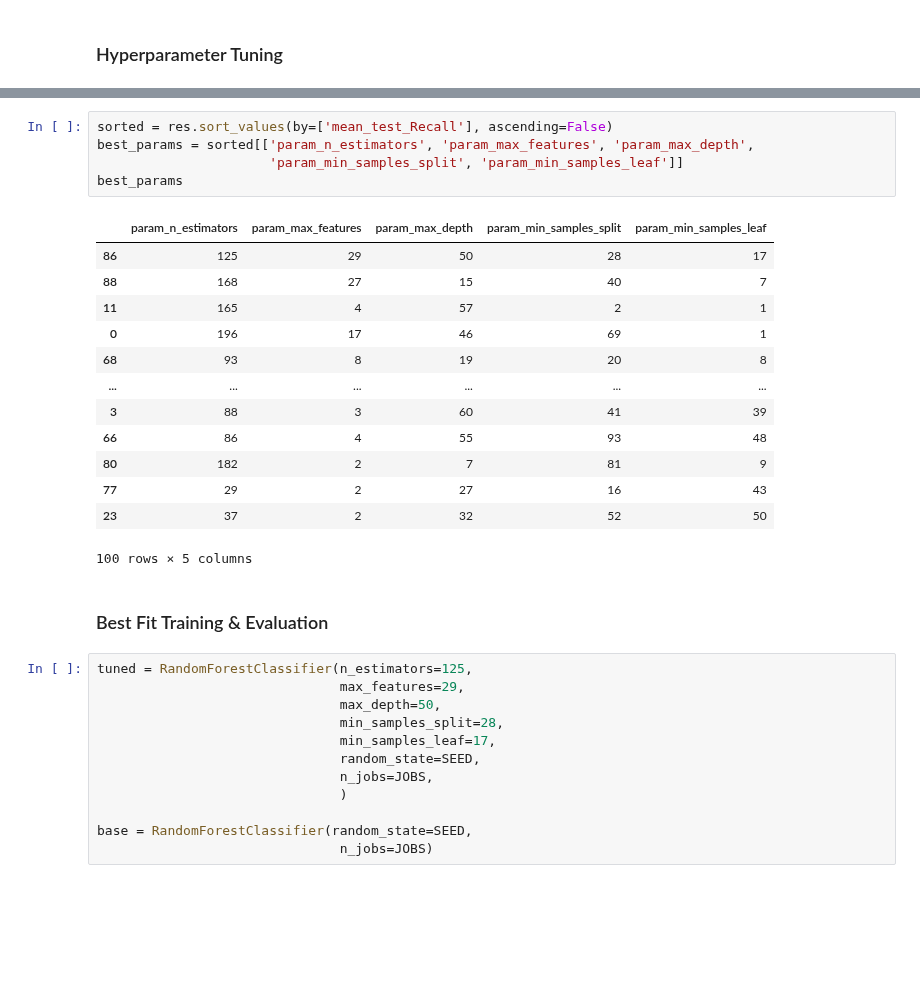
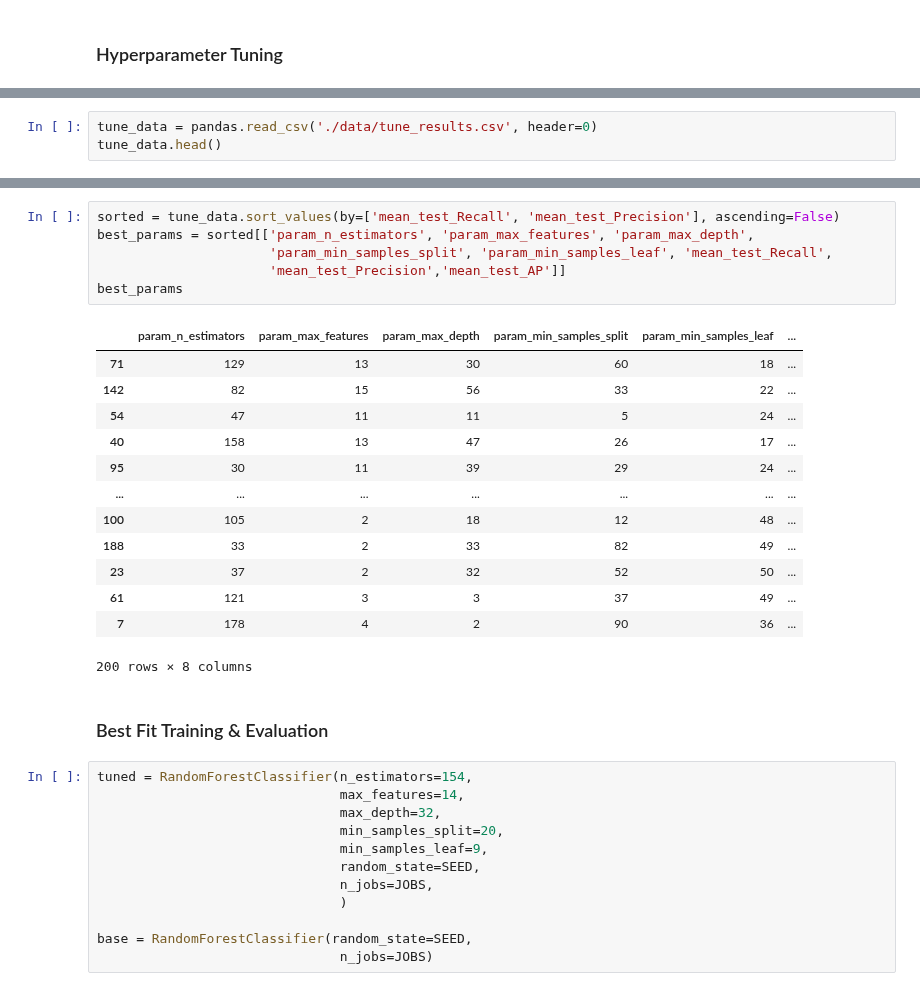
Before and after one commit to VladimirIsakov91/CreditCardFraud, a Jupyter notebook: CreditCardFraud.ipynb, the cells around one changed output, grey strips where cells are left out. Drawn from its saved outputs; the diff is of its cells as text; blank space fills up the shorter version.

```diff
--- a/CreditCardFraud.ipynb
+++ b/CreditCardFraud.ipynb
@@ -441,0 +385,3 @@ AttributeError: 'RandomizedSearchCV' object has no attribute 'cv_results_'
+# %%
+tune_data = pandas.read_csv('./data/tune_results.csv', header=0)
+tune_data.head()
@@ -467,30 +421,31 @@ plt.show()
 # %%
-sorted = res.sort_values(by=['mean_test_Recall'], ascending=False)
+sorted = tune_data.sort_values(by=['mean_test_Recall', 'mean_test_Precision'], ascending=False)
 best_params = sorted[['param_n_estimators', 'param_max_features', 'param_max_depth',
-                      'param_min_samples_split', 'param_min_samples_leaf']]
+                      'param_min_samples_split', 'param_min_samples_leaf', 'mean_test_Recall',
+                      'mean_test_Precision','mean_test_AP']]
 best_params
 # %% [output]
-|  | param_n_estimators | param_max_features | param_max_depth | param_min_samples_split | param_min_samples_leaf |
-| 86 | 125 | 29 | 50 | 28 | 17 |
-| 88 | 168 | 27 | 15 | 40 | 7 |
-| 11 | 165 | 4 | 57 | 2 | 1 |
-| 0 | 196 | 17 | 46 | 69 | 1 |
-| 68 | 93 | 8 | 19 | 20 | 8 |
-| ... | ... | ... | ... | ... | ... |
-| 3 | 88 | 3 | 60 | 41 | 39 |
-| 66 | 86 | 4 | 55 | 93 | 48 |
-| 80 | 182 | 2 | 7 | 81 | 9 |
-| 77 | 29 | 2 | 27 | 16 | 43 |
-| 23 | 37 | 2 | 32 | 52 | 50 |
+|  | param_n_estimators | param_max_features | param_max_depth | param_min_samples_split | param_min_samples_leaf | ... |
+| 71 | 129 | 13 | 30 | 60 | 18 | ... |
+| 142 | 82 | 15 | 56 | 33 | 22 | ... |
+| 54 | 47 | 11 | 11 | 5 | 24 | ... |
+| 40 | 158 | 13 | 47 | 26 | 17 | ... |
+| 95 | 30 | 11 | 39 | 29 | 24 | ... |
+| ... | ... | ... | ... | ... | ... | ... |
+| 100 | 105 | 2 | 18 | 12 | 48 | ... |
+| 188 | 33 | 2 | 33 | 82 | 49 | ... |
+| 23 | 37 | 2 | 32 | 52 | 50 | ... |
+| 61 | 121 | 3 | 3 | 37 | 49 | ... |
+| 7 | 178 | 4 | 2 | 90 | 36 | ... |
-100 rows × 5 columns
+200 rows × 8 columns
 # %% [markdown]
 ### Best Fit Training & Evaluation
 # %%
-tuned = RandomForestClassifier(n_estimators=125,
-                               max_features=29,
-                               max_depth=50,
-                               min_samples_split=28,
-                               min_samples_leaf=17,
+tuned = RandomForestClassifier(n_estimators=154,
+                               max_features=14,
+                               max_depth=32,
+                               min_samples_split=20,
+                               min_samples_leaf=9,
                                random_state=SEED,
                                n_jobs=JOBS,
                                )
```
Also changed, not shown: parts of 8 cells of this notebook, 1 other file.
